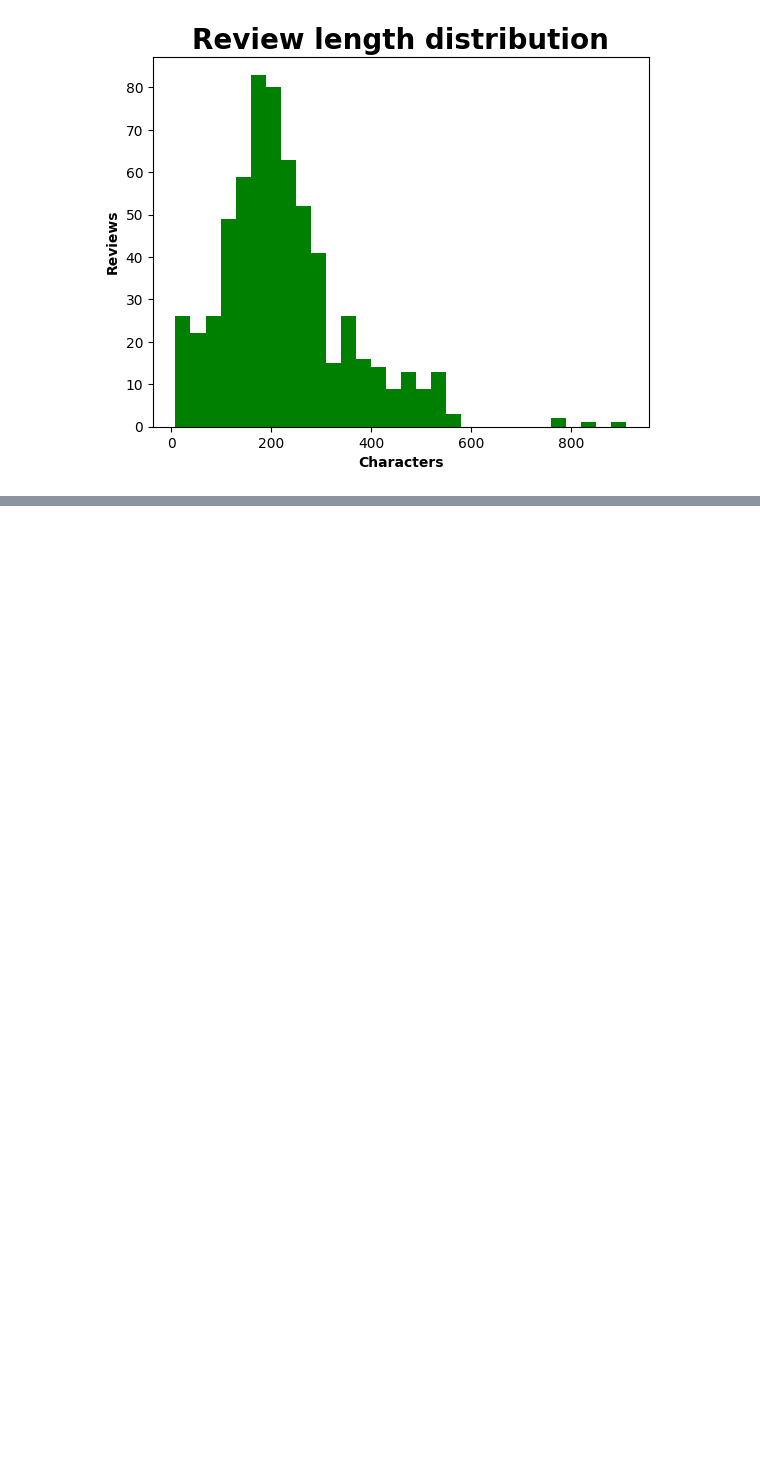
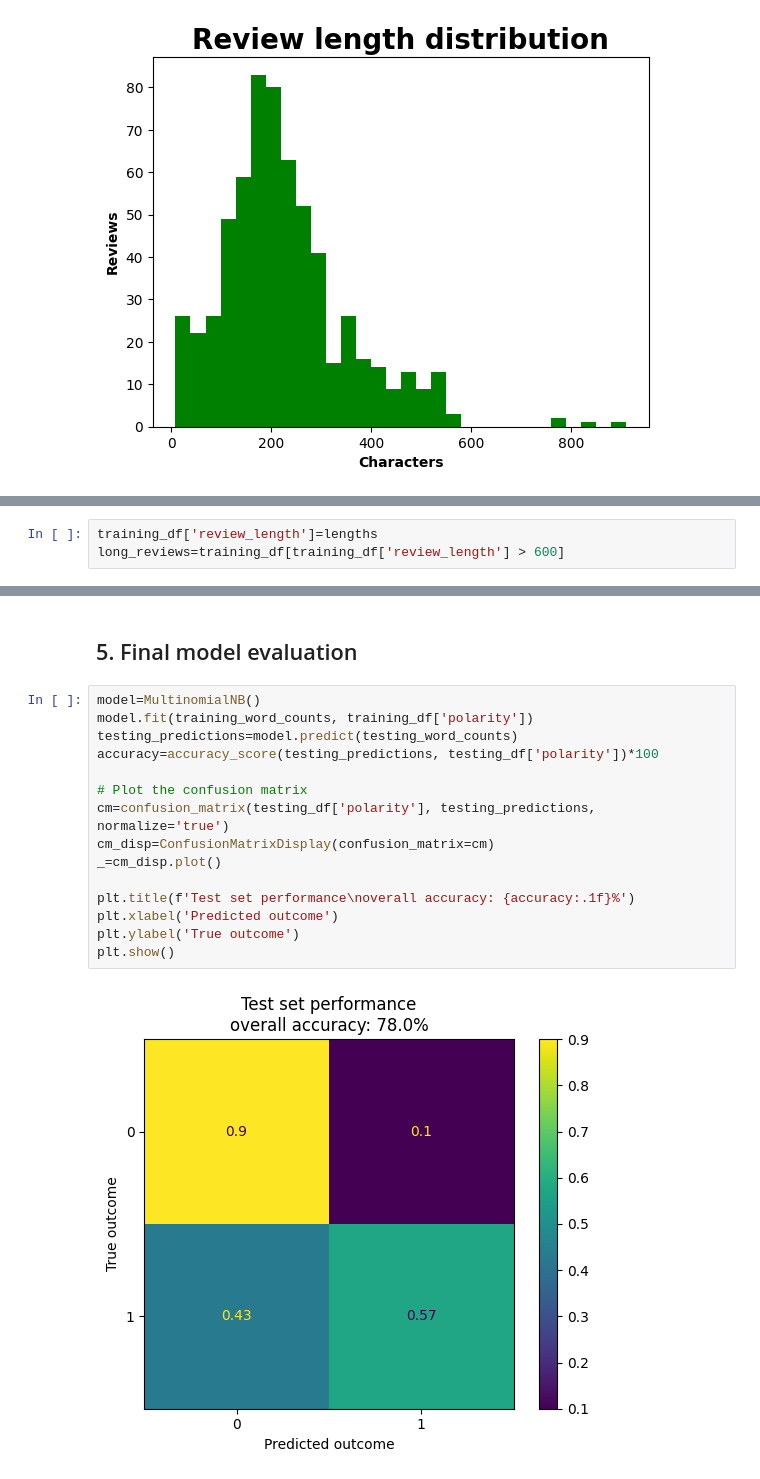
Before and after one commit to 4GeeksAcademy/Madesh-naive-bayes-project, a Jupyter notebook: src/Madesh_solutions.ipynb, the cells around one changed output, grey strips where cells are left out. Drawn from its saved outputs; the diff is of its cells as text; blank space fills up the shorter version.

```diff
--- a/src/Madesh_solutions.ipynb
+++ b/src/Madesh_solutions.ipynb
@@ -196,0 +203,3 @@ Max count of Review length: 910
+# %%
+training_df['review_length']=lengths
+long_reviews=training_df[training_df['review_length'] > 600]
@@ -196,0 +304,19 @@ Max count of Review length: 910
+# %% [markdown]
+## 5. Final model evaluation
+# %%
+model=MultinomialNB()
+model.fit(training_word_counts, training_df['polarity'])
+testing_predictions=model.predict(testing_word_counts)
+accuracy=accuracy_score(testing_predictions, testing_df['polarity'])*100
+
+# Plot the confusion matrix
+cm=confusion_matrix(testing_df['polarity'], testing_predictions, normalize='true')
+cm_disp=ConfusionMatrixDisplay(confusion_matrix=cm)
+_=cm_disp.plot()
+
+plt.title(f'Test set performance\noverall accuracy: {accuracy:.1f}%')
+plt.xlabel('Predicted outcome')
+plt.ylabel('True outcome')
+plt.show()
+# %% [output]
+[figure, added]
```
Also changed, not shown: parts of 23 cells of this notebook.
